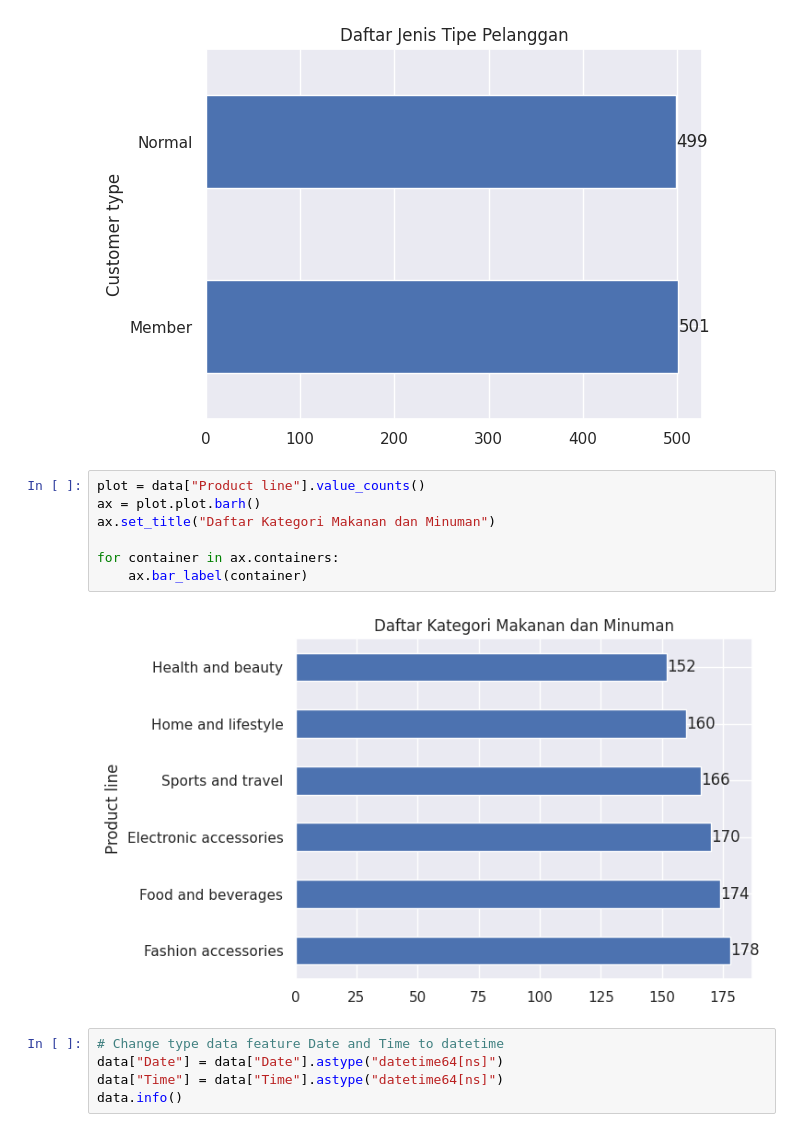
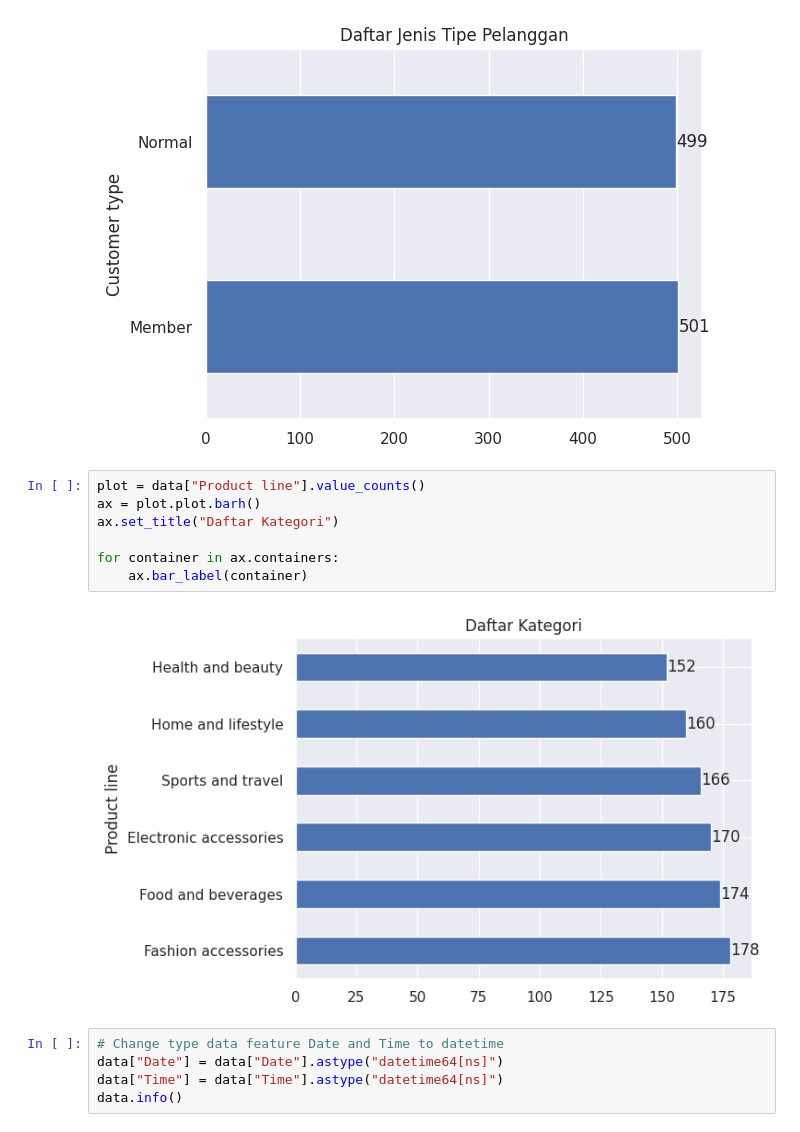
Before and after one commit to hendrimardani/data_science_supermarket_sales, a Jupyter notebook: supermarket_sales.ipynb, the cells around one changed output. Cells and saved outputs as stored; diff of their text form.

```diff
--- a/supermarket_sales.ipynb
+++ b/supermarket_sales.ipynb
@@ -160,12 +158,12 @@ for container in ax.containers:
 # %%
 plot = data["Product line"].value_counts()
 ax = plot.plot.barh()
-ax.set_title("Daftar Kategori Makanan dan Minuman")
+ax.set_title("Daftar Kategori")
 
 for container in ax.containers:
     ax.bar_label(container)
 # %% [output]
-[figure, old version]
+[figure, new version]
 # %%
 # Change type data feature Date and Time to datetime
 data["Date"] = data["Date"].astype("datetime64[ns]")
```
Also changed, not shown: parts of 3 cells of this notebook.
